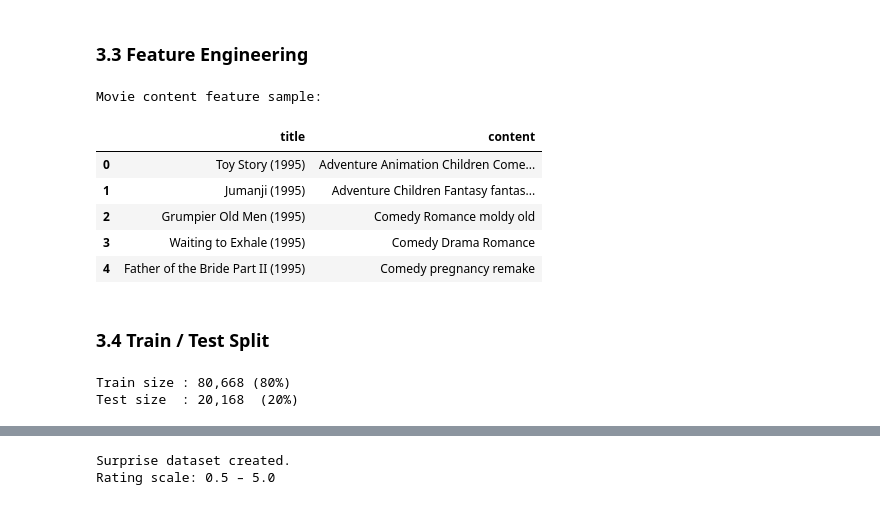
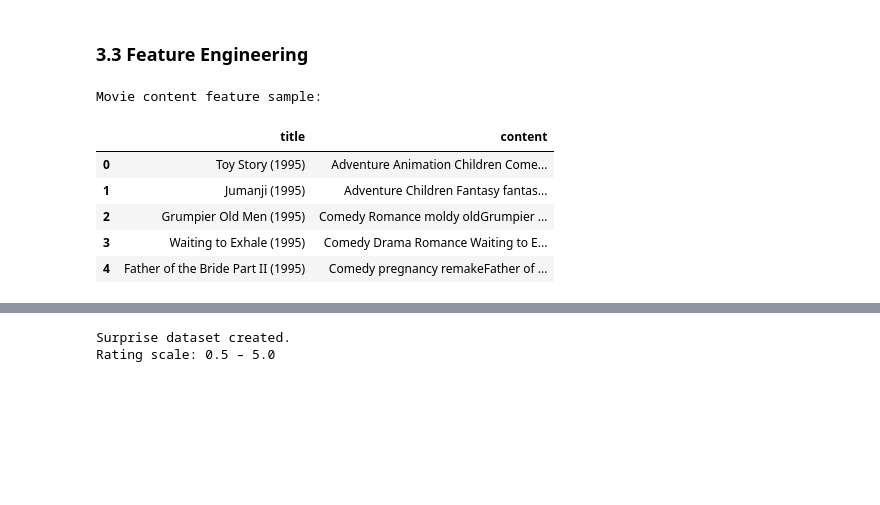
Before and after one commit to just-mawi/Group1_Phase4, a Jupyter notebook: movies.ipynb, the cells around one changed output, grey strips where cells are left out. Cells and saved outputs as stored; diff of their text form; code cells hidden in the pictures; blank space fills up the shorter version.

Commit message:
Add content based system

````diff
--- a/movies.ipynb
+++ b/movies.ipynb
@@ -411,13 +411,15 @@ ratings  ──[movieId]──▶  movies
          ──[userId, movieId]──▶  tags  (aggregated first)
 ```
 # %%
-# ── Step 1: Aggregate tags per (userId, movieId) ─────────────────
-# A movie can have multiple tags; collapse them into a single string
-tags_agg = (tags.groupby(['userId', 'movieId'])['tag']
-                 .apply(lambda x: ' '.join(x.str.lower().unique()))
-                 .reset_index(name='tags'))
+#movie_tags = tags.groupby("movieId")["tag"].apply( # groups all tags by each movie
+#    lambda x: " ".join(x.astype(str).str.lower()) # lambda x: tells it for each movie’s tags do the following
+#).reset_index() # turns the grouped result back into a normal dataframe
 
-print(f"Aggregated tags shape: {tags_agg.shape}")
-display(tags_agg.head())
+user_movie_tags = tags.groupby(["userId", "movieId"])["tag"].apply( # to show how each user describes a certain movie
+    lambda x: " ".join(x.astype(str).str.lower())
+).reset_index()
+
+print(f"Aggregated tags shape: {user_movie_tags.shape}")
+display(user_movie_tags.head())
 # %% [output]
 Aggregated tags shape: (1775, 3)
@@ -441,7 +443,7 @@ print(f"After + links          : {df.shape}")
 After + links          : (100836, 8)
 # %%
 # ── Step 4: Merge in aggregated tags ────────────────────────────
-df = df.merge(tags_agg, on=['userId', 'movieId'], how='left')
+df = df.merge(user_movie_tags, on=['userId', 'movieId'], how='left')
 print(f"After + tags           : {df.shape}")
 
 display(df.head())
@@ -463,8 +465,15 @@ df = df.drop(columns=['timestamp'])
 # ── 3.2.2 Extract year from title ───────────────────────────────
 df['year'] = df['title'].str.extract(r'\((\d{4})\)').astype(float)
 
-# ── 3.2.3 Normalise tags — fill NaN with empty string ───────────
-df['tags'] = df['tags'].fillna('')
+# ── 3.2.3 Normalise tags ───────────
+df["tag"] = (
+    df["tag"]
+    .fillna('')
+    .str.lower()
+    .str.replace("-", " ", regex=False)
+    .str.replace(r"[^\w\s]", "", regex=True)
+    .str.strip()
+)
 
 # ── 3.2.4 Check for duplicates ──────────────────────────────────
 dupes = df.duplicated(subset=['userId','movieId']).sum()
@@ -489,36 +498,23 @@ Final shape: (100836, 10)
 # %%
 # ── Genre list column (for content-based filtering) ─────────────
 df['genre_list'] = df['genres'].str.split('|')
 
 # ── Combined text feature for TF-IDF ─────────────────────────────
 # genres + tags concatenated; this will be the document for each movie
 movie_text = (df.groupby('movieId')
                  .agg(genres=('genres', 'first'),
-                      tags=('tags', lambda x: ' '.join(x.unique())))
+                      tags=('tag', lambda x: ' '.join(x.unique())))
                  .reset_index())
-movie_text['content'] = movie_text['genres'].str.replace('|', ' ', regex=False) + ' ' + movie_text['tags']
 movie_text = movie_text.merge(movies[['movieId','title']], on='movieId')
+movie_text['content'] = movie_text['genres'].str.replace('|', ' ', regex=False) + ' ' + movie_text['tags'] + movie_text["title"]
 
 print("Movie content feature sample:")
 display(movie_text[['title','content']].head())
 # %% [output]
 Movie content feature sample:
 |  | title | content |
 | 0 | Toy Story (1995) | Adventure Animation Children Come... |
 | 1 | Jumanji (1995) | Adventure Children Fantasy fantas... |
-| 2 | Grumpier Old Men (1995) | Comedy Romance moldy old |
-| 3 | Waiting to Exhale (1995) | Comedy Drama Romance |
-| 4 | Father of the Bride Part II (1995) | Comedy pregnancy remake |
+| 2 | Grumpier Old Men (1995) | Comedy Romance moldy oldGrumpier ... |
+| 3 | Waiting to Exhale (1995) | Comedy Drama Romance Waiting to E... |
+| 4 | Father of the Bride Part II (1995) | Comedy pregnancy remakeFather of ... |
-# %% [markdown]
-### 3.4 Train / Test Split
-# %%
-from sklearn.model_selection import train_test_split
-
-# Simple random split for baseline; replace with temporal split if preferred
-train_df, test_df = train_test_split(df, test_size=0.2, random_state=42)
-
-print(f"Train size : {len(train_df):,} ({len(train_df)/len(df):.0%})")
-print(f"Test size  : {len(test_df):,}  ({len(test_df)/len(df):.0%})")
-# %% [output]
-Train size : 80,668 (80%)
-Test size  : 20,168  (20%)
````
Also changed, not shown: parts of 35 cells of this notebook.
